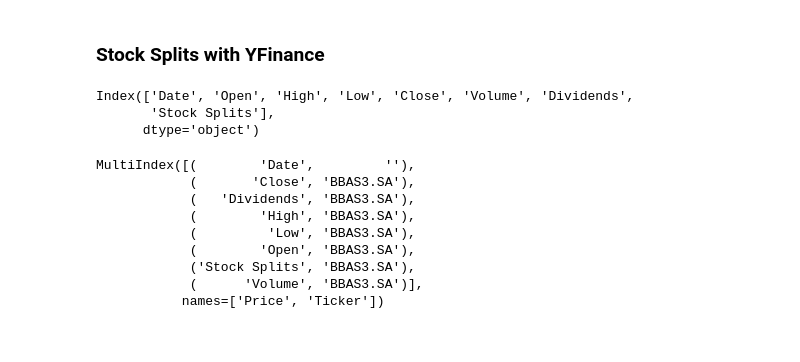
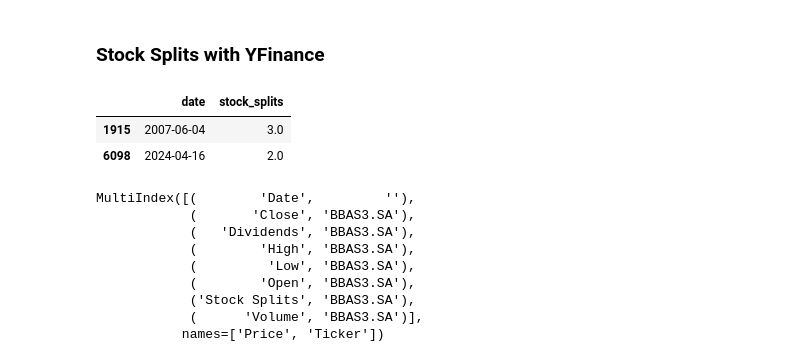
Before and after one commit to faustostangler/FLY_OLD, a Jupyter notebook: playground.ipynb, the cells around one changed output. Drawn from its saved outputs; the diff is of its cells as text; code cells hidden in the pictures.

```diff
--- a/playground.ipynb
+++ b/playground.ipynb
@@ -501,5 +512,6 @@ import numpy as np
 # %%
 # get yfinance data and yfinance splits
+company_name = 'BCO BRASIL SA'
 ticker = ticker_code = 'BBAS3'
 start_date = '1960-01-01'
 
@@ -518,9 +527,19 @@ historical_data2 = ticker_obj.history(start=start_date, actions=True, auto_adjus
-# %%
-historical_data2.columns
-# %% [output]
-Index(['Date', 'Open', 'High', 'Low', 'Close', 'Volume', 'Dividends',
-       'Stock Splits'],
-      dtype='object')
+# %%
+ticker_obj = yf.Ticker(ticker_code + '.SA')
+historical_data = ticker_obj.history(start=start_date, actions=True, auto_adjust=True).reset_index()
+historical_data.columns = historical_data.columns.str.lower().str.replace(" ", "_")
+historical_data['date'] = pd.to_datetime(historical_data['date']).dt.strftime('%Y-%m-%d')
+historical_data['company_name'] = company_name
+historical_data['ticker'] = ticker
+historical_data['ticker_code'] = ticker_code
+historical_data = historical_data[self.config.historical_stock_data_all_columns]
+# %%
+mask = historical_data['stock_splits'] != 0
+historical_data[mask][['date', 'stock_splits']]
+# %% [output]
+|  | date | stock_splits |
+| 1915 | 2007-06-04 | 3.0 |
+| 6098 | 2024-04-16 | 2.0 |
 # %%
 historical_data.columns
 # %% [output]
```
Also changed, not shown: parts of 5 cells of this notebook, 8 other files.
